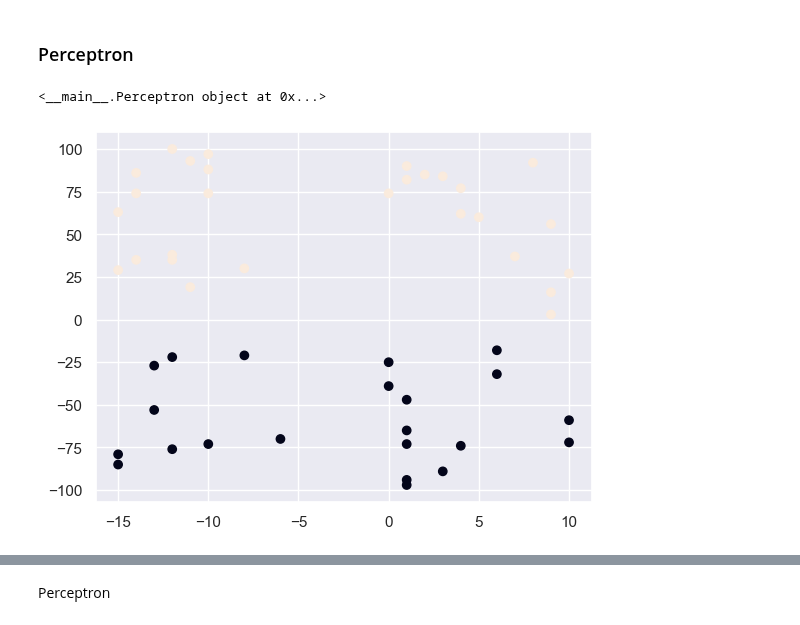
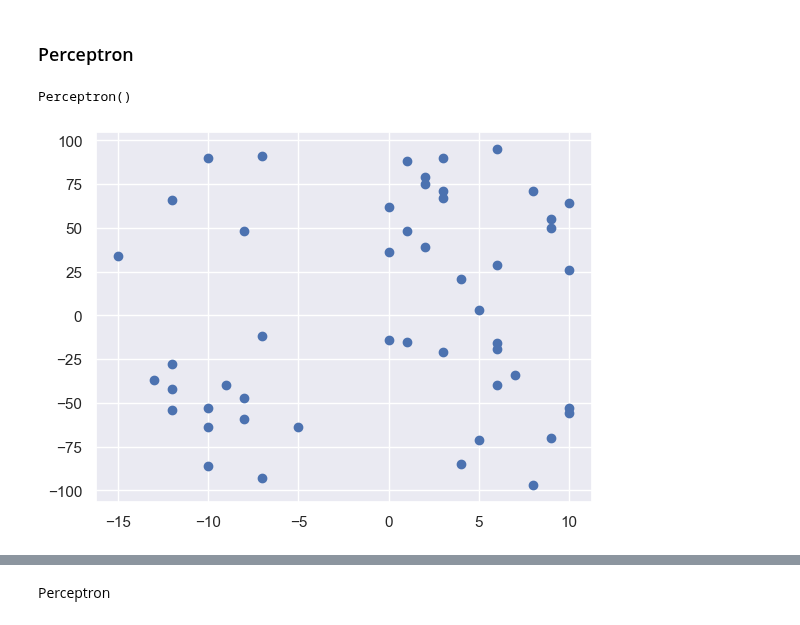
Before and after one commit to Landrien/IA, a Jupyter notebook: Projet/Projet.ipynb, the cells around one changed output, grey strips where cells are left out. Saved outputs shown, nothing was run; the diff lists cells and outputs as text; code cells hidden in the pictures.

```diff
--- a/Projet/Projet.ipynb
+++ b/Projet/Projet.ipynb
@@ -1766,14 +1712,3 @@ plt.legend(loc="lower right")
 plt.show()
 # %% [output]
 [figure]
-# %%
-# selectionnement optimal d'un sous ensemble de caractères
-from sklearn.feature_selection import RFECV
-
-logistic_reg = logistic_regression
-
-sel = RFECV(estimator=logistic_reg, cv=10, scoring="accuracy")
-sel.fit(employee, employee_labels)
-
-employee_logistic_X = employee[employee.columns[sel.support_]]
-employee_labels_logistic_X = X_test[X_test.columns[sel.support_]]
@@ -1842,50 +1715,29 @@ plt.show()
 # %% [markdown]
 ### Perceptron
-# %%
-import numpy as np
-
-class Perceptron:
-    def init(self, input_size, lr=1, epochs=10):
-        self.W = np.zeros(input_size+1)
-        self.epochs = epochs
-        self.lr = lr
-
-    def activation_fn(self, x):
-        return 1 if x >= 0 else 0
-
-    def predict(self, x):
-        x = np.insert(x, 0, 1)
-        z = self.W.T.dot(x)
-        a = self.activation_fn(z)
-        return a
-
-    def fit(self, X, d):
-        for epoch in range(self.epochs):
-            for i in range(d.shape[0]):
-                employee = np.insert(X[i], 0, 1)
-                employee_labels = self.predict(X[i])
-                e = d[i] - employee_labels
-                self.W = self.W + self.lr * e * employee
-
-#X = np.array([[0,0],[0,1],[1,0],[1,1]])
-#d = np.array([0,0,0,1])
-perceptron = Perceptron()
-#perceptron.fit(X, d)
-print(perceptron)
-# %% [output]
-<__main__.Perceptron object at 0x...>
+# %%
+import numpy as np
+from sklearn.datasets import load_digits
+from sklearn.linear_model import Perceptron
+
+#X = np.array([[0,0],[0,1],[1,0],[1,1]])
+#d = np.array([0,0,0,1])
+perceptron = Perceptron()
+#perceptron.fit(X, d)
+print(perceptron)
+# %% [output]
+Perceptron()
 # %%
 from random import randint, choice
 import numpy as np
 import matplotlib.pyplot as plt
 
 nb = 50
-employee = [randint(-5, 5) + choice([-10, 5]) for elem in range(nb)]
-employee_labels = [randint(-100, 100) for elem in range(nb)]
+employee_1 = [randint(-5, 5) + choice([-10, 5]) for elem in range(nb)]
+employee_labels_1 = [randint(-100, 100) for elem in range(nb)]
 
 x = [1 if elem > 0 else -1 for elem in employee_labels]
 
-plt.scatter(employee, employee_labels, c=x)
+plt.scatter(employee_1, employee_labels_1)
 plt.show()
 # %% [output]
-[figure, old version]
+[figure, new version]
```
Also changed, not shown: parts of 73 cells of this notebook.
